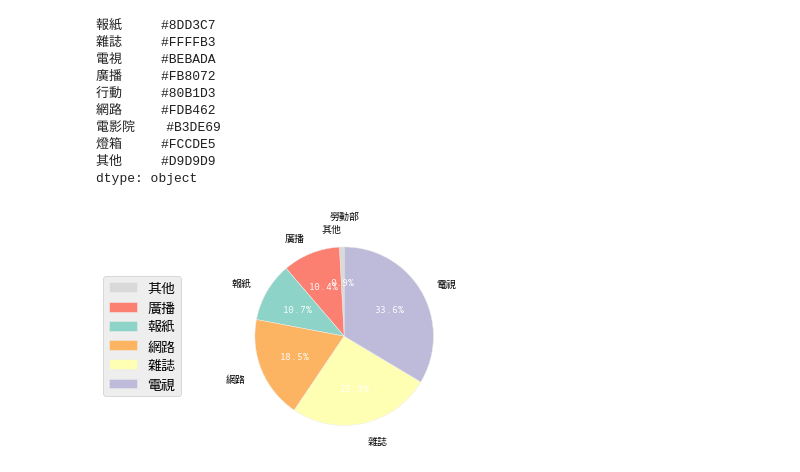
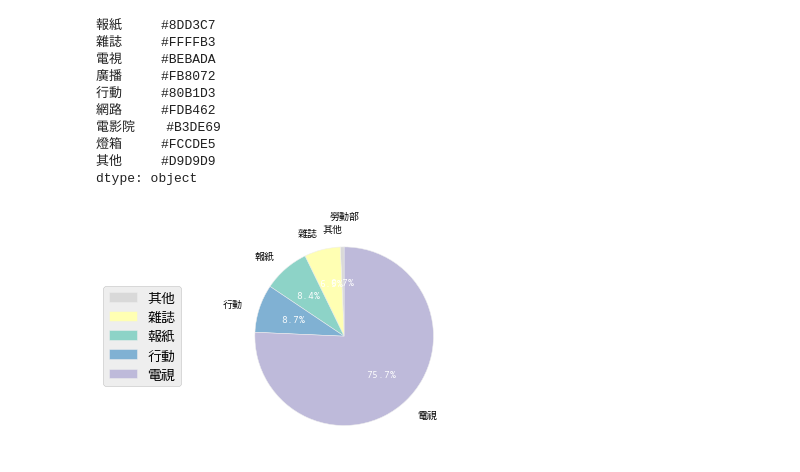
Before and after one commit to ccwang002/2014-NTU-NewsVis, a Jupyter notebook: 1_政策宣傳執情形/script/統計圖表.ipynb, the cells around one changed output. Saved outputs shown, nothing was run; the diff lists cells and outputs as text; code cells hidden in the pictures.

```diff
--- a/1_政策宣傳執情形/script/統計圖表.ipynb
+++ b/1_政策宣傳執情形/script/統計圖表.ipynb
@@ -81,14 +79,36 @@ df_disp_media_share.to_csv(str(RESULT_DIR/'所有部會按媒體類型預算金
+# %%
+timespan_span = '''\
+- 農委會：24個月（100-102）
+- 教育部：24個月（100-102）
+- 陸委會：24個月（100-102）
+- 外交部：24個月
+- 國防部：10個月
+- 原民會：13個月（100-102）
+- 法務部：14個月（100-102）
+- 原能會：23個月（100-102）
+'''
+parse_time = re.compile('-\s+(.{3})：(\d+)個月', re.UNICODE).search
+df_time_span = pd.DataFrame(
+    [parse_time(m).groups() for m in timespan_span.splitlines()],
+)
+df_time_span.index = df_time_span[0].values
+df_time_span = pd.DataFrame(df_time_span[1])
+df_time_span.columns = ['資料時間']
+# %%
+df_final = pd.concat([df_final, df_time_span], axis=1)
+# %%
+df_final['每月平均預算支出'] = df_final['總和'] / df_final['資料時間'].astype(np.int) * 12
 # %%
-disp_total_ad = df_disp_media_share.sort(columns=['總和'])
+disp_total_ad = df_final.sort(columns=['每月平均預算支出'])
 
 y_pos = np.arange(len(disp_total_ad))
 plt.barh(
     y_pos,
-    disp_total_ad['總和'],
+    disp_total_ad['每月平均預算支出'],
     align='center', alpha=0.7
 )
 plt.yticks(y_pos, disp_total_ad.index, font_properties=chtfont)
-plt.title('行政部會廣告總預算排行', font_properties=chtfont, fontsize=20)
+plt.title('行政部會平均每年廣告總預算排行', font_properties=chtfont, fontsize=20)
 plt.savefig(str(RESULT_DIR/'廣告總預算排行.svg'))
 plt.show()
 # %% [output]
@@ -123,27 +143,27 @@ colors
 其他     #D9D9D9
 dtype: object
 # %%
-arr = df_disp_media_share.iloc[0, :-1]
+arr = df_final.ix[0, :'其他']
 arr = arr[arr != 0]
 arr.sort()
 plt.axes(aspect=1)
 patches, texts, autotexts = plt.pie(
     arr,
     labels=arr.index.values,
     colors=colors[arr.index],
     autopct='%1.1f%%',
     labeldistance=1.2,
     startangle=90
 )
 plt.setp(autotexts, color='w')
 plt.setp(texts, font_properties=chtfont)
 plt.title('勞動部', font_properties=chtfont, fontsize=16)
 legend_font = chtfont.copy()
 legend_font.set_size(14)
 plt.legend(loc='center right', prop=legend_font, bbox_to_anchor=(-0.2, 0.5))
 plt.show()
 # %% [output]
-[figure, old version]
+[figure, new version]
 # %%
 fig, axs = plt.subplots(2,4)
 fig.set_size_inches(18, 8)
```
Also changed, not shown: parts of 10 cells of this notebook, 5 other files.
